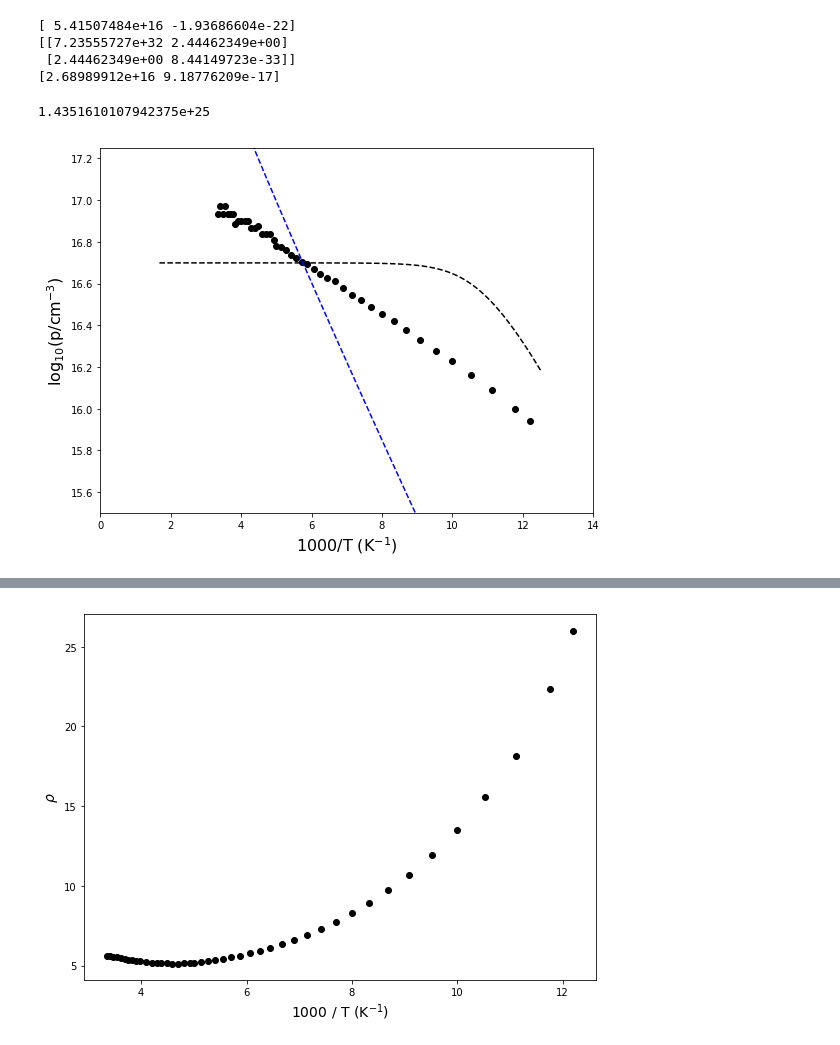
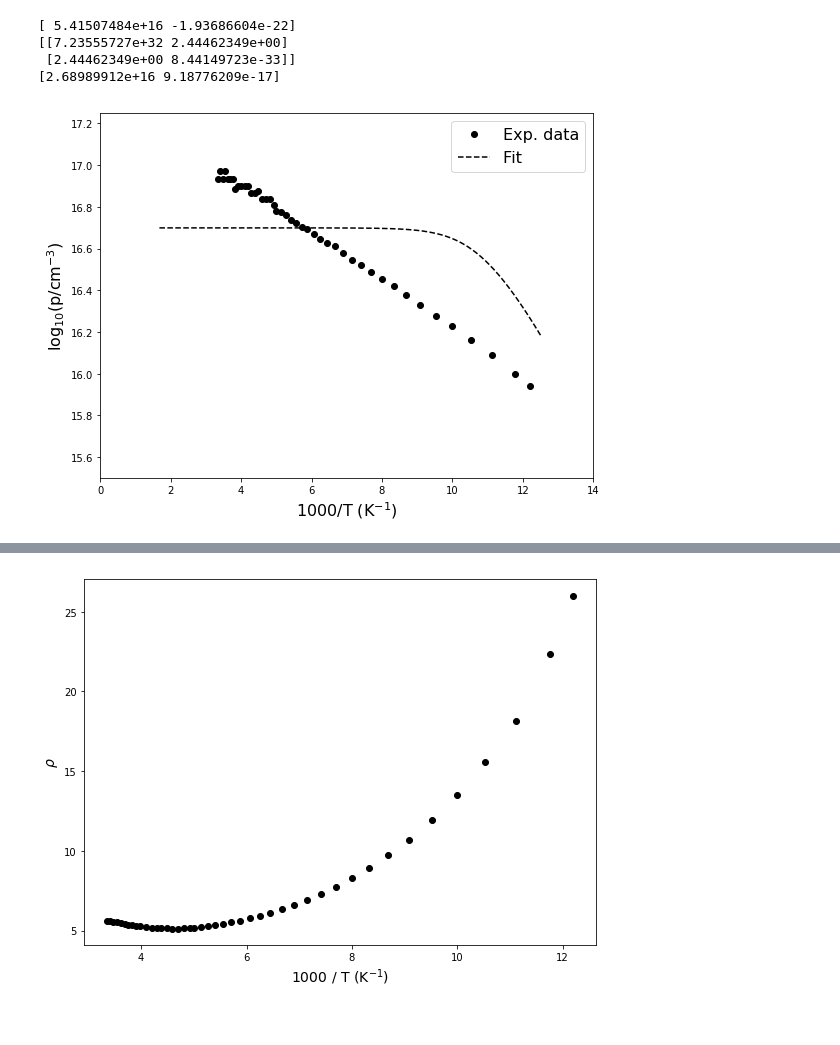
Before and after one commit to iyanmv/APL_ws18-19, a Jupyter notebook: Hall/Hall_effect.ipynb, the cells around one changed output, grey strips where cells are left out. Cells and saved outputs as stored; diff of their text form; code cells hidden in the pictures.

Commit message:
[Hall Effect] Add (provisional) figures for carrier density and mobility & Update jupyter notebook

```diff
--- a/Hall/Hall_effect.ipynb
+++ b/Hall/Hall_effect.ipynb
@@ -413,20 +405,19 @@ print(perr)
 [[7.23555727e+32 2.44462349e+00]
  [2.44462349e+00 8.44149723e-33]]
 [2.68989912e+16 9.18776209e-17]
-# %%
-Nv(300)
-# %% [output]
-1.4351610107942375e+25
 # %%
 fig, ax = plt.subplots(1,1, figsize=(8,6))
-ax.plot(1000/T3, np.log10(p3), 'ko')
+ax.plot(1000/T3, np.log10(p3), 'ko', label='Exp. data')
 T = np.linspace(80, 600, 500)
-ax.plot(1000/T, np.log10(p_doping(T, 5e16, 2e-20)), 'k--')
-ax.plot(1000/T, np.log10(p_doping_low_T(T, 1e13, 2.1e-20)), 'b--')
+ax.plot(1000/T, np.log10(p_doping(T, 5e16, 2e-20)), 'k--', label='Fit')
+#ax.plot(1000/T, np.log10(p_doping_low_T(T, 1e13, 2.1e-20)), 'b--')
 ax.set_xlabel('1000/T (K$^{-1}$)', fontsize=16)
 ax.set_ylabel('$\log_{10}($p/cm$^{-3}$)', fontsize=16)
 ax.set_xbound(0,14)
 ax.set_ybound(15.5,17.25)
+ax.legend(loc=0, fontsize=16)
 plt.tight_layout()
+if True:
+    save_fig(fig, 'carrier_density')
 # %% [output]
-[figure, old version]
+[figure, new version]
```
Also changed, not shown: parts of 10 cells of this notebook, 5 other files.
